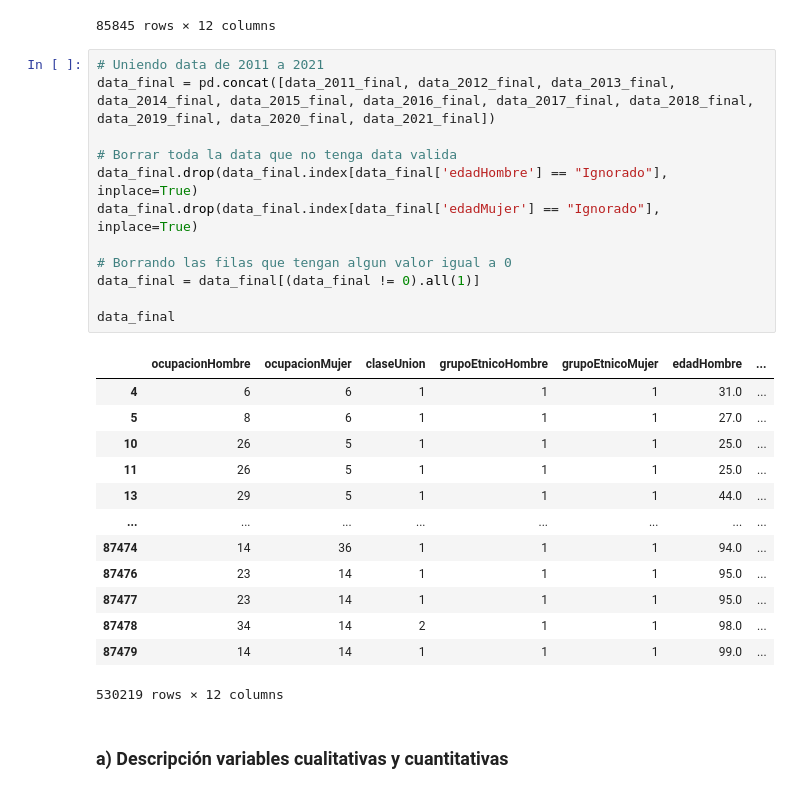
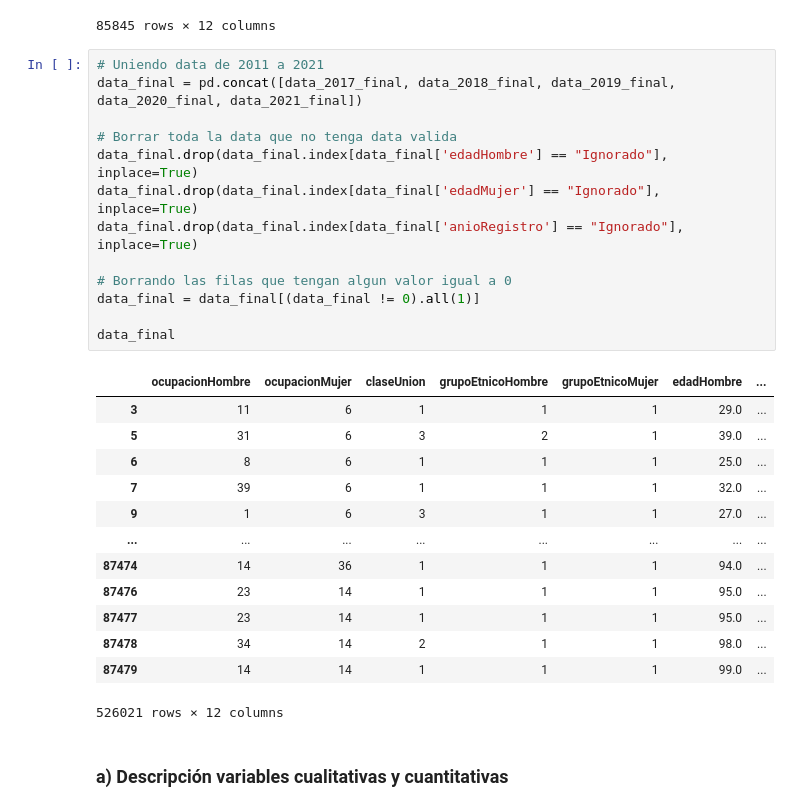
Before and after one commit to MGonza20/Proyecto1_MD, a Jupyter notebook: proyecto_final.ipynb, the cells around one changed output. Drawn from its saved outputs; the diff is of its cells as text.

```diff
--- a/proyecto_final.ipynb
+++ b/proyecto_final.ipynb
@@ -887,30 +887,31 @@ data_2021_final
 85845 rows × 12 columns
 # %%
 # Uniendo data de 2011 a 2021
-data_final = pd.concat([data_2011_final, data_2012_final, data_2013_final, data_2014_final, data_2015_final, data_2016_final, data_2017_final, data_2018_final, data_2019_final, data_2020_final, data_2021_final])
+data_final = pd.concat([data_2017_final, data_2018_final, data_2019_final, data_2020_final, data_2021_final])
 
 # Borrar toda la data que no tenga data valida
 data_final.drop(data_final.index[data_final['edadHombre'] == "Ignorado"], inplace=True)
 data_final.drop(data_final.index[data_final['edadMujer'] == "Ignorado"], inplace=True)
+data_final.drop(data_final.index[data_final['anioRegistro'] == "Ignorado"], inplace=True)
 
 # Borrando las filas que tengan algun valor igual a 0
 data_final = data_final[(data_final != 0).all(1)]
 
 data_final
 # %% [output]
 |  | ocupacionHombre | ocupacionMujer | claseUnion | grupoEtnicoHombre | grupoEtnicoMujer | edadHombre | ... |
-| 4 | 6 | 6 | 1 | 1 | 1 | 31.0 | ... |
-| 5 | 8 | 6 | 1 | 1 | 1 | 27.0 | ... |
-| 10 | 26 | 5 | 1 | 1 | 1 | 25.0 | ... |
-| 11 | 26 | 5 | 1 | 1 | 1 | 25.0 | ... |
-| 13 | 29 | 5 | 1 | 1 | 1 | 44.0 | ... |
+| 3 | 11 | 6 | 1 | 1 | 1 | 29.0 | ... |
+| 5 | 31 | 6 | 3 | 2 | 1 | 39.0 | ... |
+| 6 | 8 | 6 | 1 | 1 | 1 | 25.0 | ... |
+| 7 | 39 | 6 | 1 | 1 | 1 | 32.0 | ... |
+| 9 | 1 | 6 | 3 | 1 | 1 | 27.0 | ... |
 | ... | ... | ... | ... | ... | ... | ... | ... |
 | 87474 | 14 | 36 | 1 | 1 | 1 | 94.0 | ... |
 | 87476 | 23 | 14 | 1 | 1 | 1 | 95.0 | ... |
 | 87477 | 23 | 14 | 1 | 1 | 1 | 95.0 | ... |
 | 87478 | 34 | 14 | 2 | 1 | 1 | 98.0 | ... |
 | 87479 | 14 | 14 | 1 | 1 | 1 | 99.0 | ... |
-530219 rows × 12 columns
+526021 rows × 12 columns
 # %% [markdown]
 ### a) Descripción variables cualitativas y cuantitativas
 # %%
```
Also changed, not shown: parts of 7 cells of this notebook.
